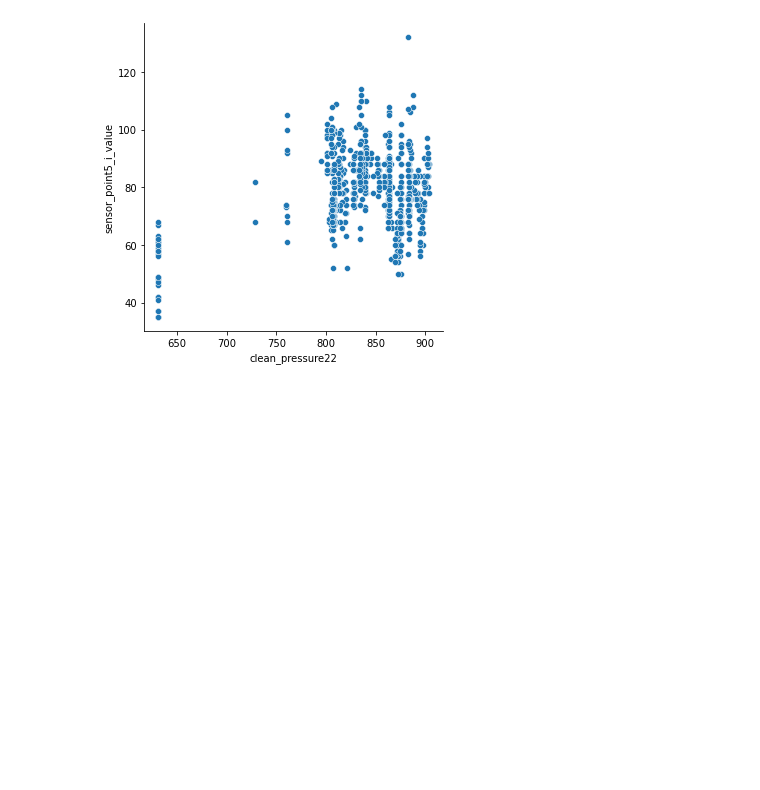
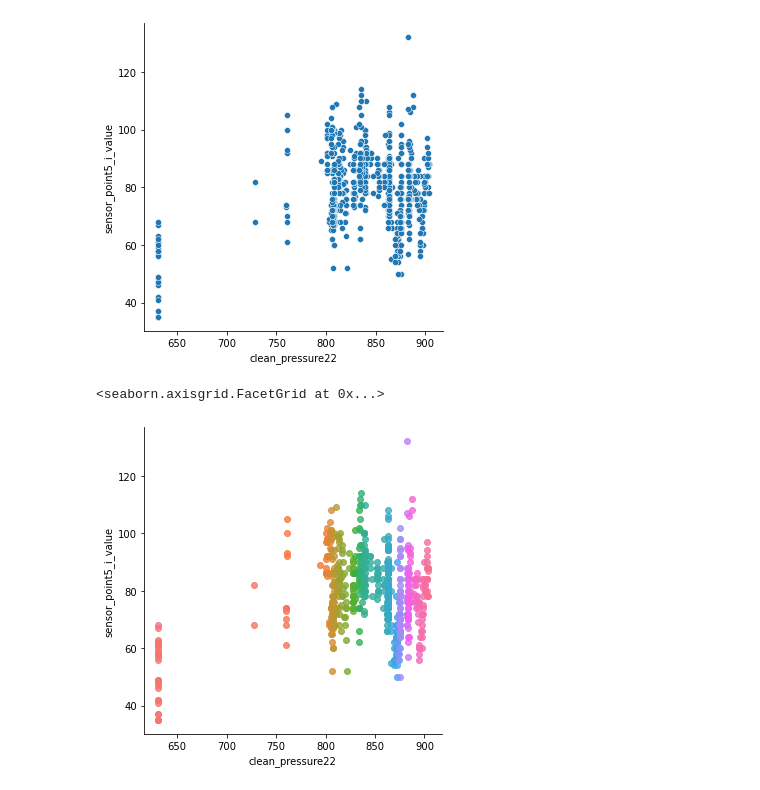
Before and after one commit to EricTsai83/IMBD_data_competition, a Jupyter notebook: Code/EDA.ipynb, the cells around one changed output. Cells and saved outputs as stored; diff of their text form; code cells hidden in the pictures; blank space fills up the shorter version.

```diff
--- a/Code/EDA.ipynb
+++ b/Code/EDA.ipynb
@@ -510,2 +513,5 @@ sns.relplot(x="clean_pressure22", y="sensor_point5_i_value", data=pd.concat([dat
 # %%
-sns.lmplot(x="clean_pressure22", y="sensor_point5_i_value", hue="這裡要放類別變數", data=pd.concat([data_x, data_y], axis=1))
+sns.lmplot(x='clean_pressure22', y='sensor_point5_i_value', hue='clean_pressure22', legend=False, data=pd.concat([data_x, data_y], axis=1))
+# %% [output]
+<seaborn.axisgrid.FacetGrid at 0x...>
+[figure, added]
```
Also changed, not shown: parts of 30 cells of this notebook.
